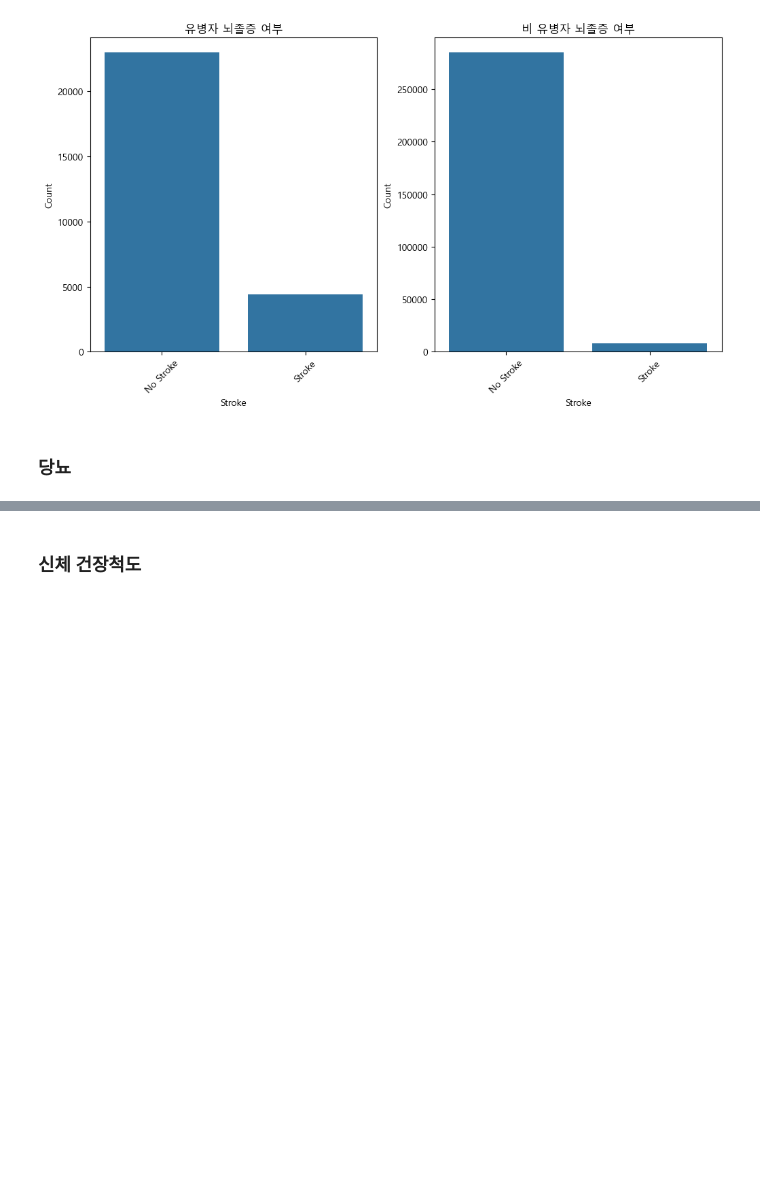
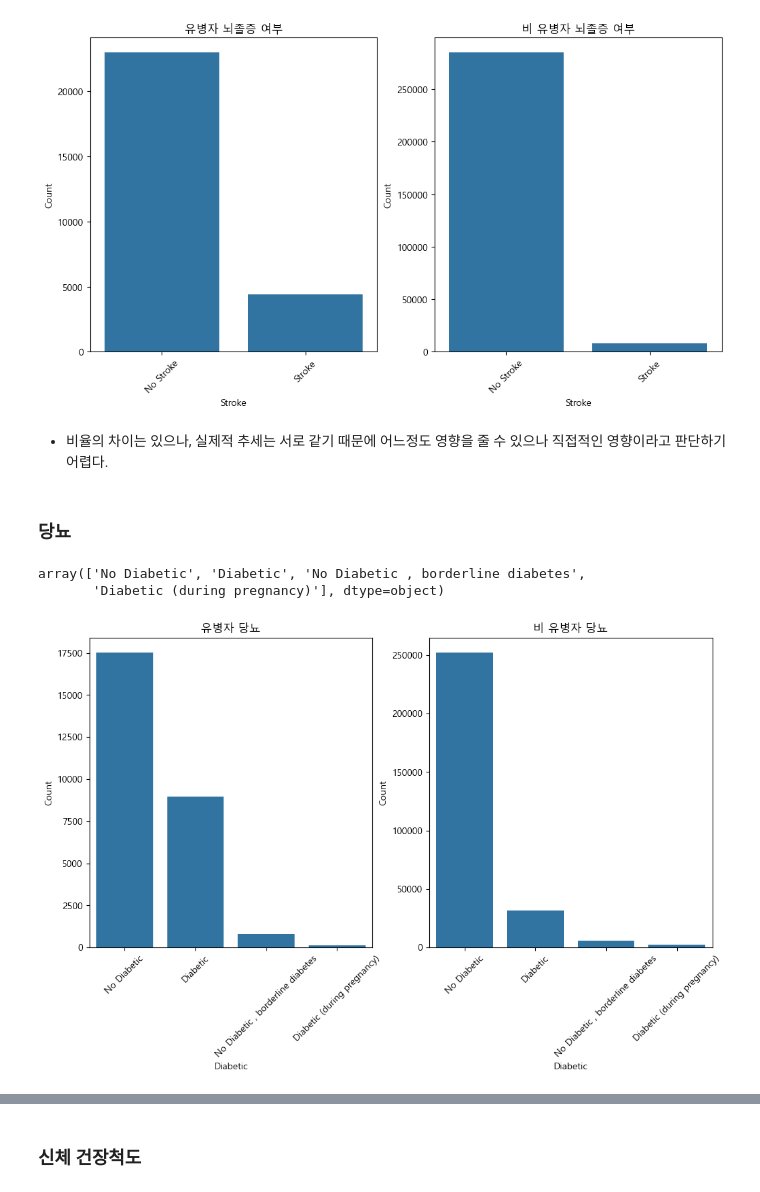
Before and after one commit to nohjuhyeon/healthcare_team, a Jupyter notebook: docs/yohan/Analysis/helth_analysis.ipynb, the cells around one changed output, grey strips where cells are left out. Saved outputs shown, nothing was run; the diff lists cells and outputs as text; code cells hidden in the pictures; blank space fills up the shorter version.

```diff
--- a/docs/yohan/Analysis/helth_analysis.ipynb
+++ b/docs/yohan/Analysis/helth_analysis.ipynb
@@ -820,5 +820,35 @@ plt.xticks(rotation=45)
 plt.show()
 # %% [output]
 [figure]
+# %% [markdown]
+- 비율의 차이는 있으나, 실제적 추세는 서로 같기 때문에 어느정도 영향을 줄 수 있으나 직접적인 영향이라고 판단하기 어렵다.
 # %% [markdown]
 ### 당뇨
+# %%
+df_imnotok['Diabetic'].unique()
+# %% [output]
+array(['No Diabetic', 'Diabetic', 'No Diabetic , borderline diabetes',
+       'Diabetic (during pregnancy)'], dtype=object)
+# %%
+orders = df_imnotok['Diabetic'].unique()
+
+
+plt.figure(figsize=(12, 6))
+
+plt.subplot(1, 2, 1)
+sns.countplot(data=df_imnotok, x='Diabetic',order=orders)
+plt.xlabel('Diabetic')
+plt.ylabel('Count')
+plt.title('유병자 당뇨')
+plt.xticks(rotation=45)
+
+plt.subplot(1, 2, 2)
+sns.countplot(data=df_imok, x='Diabetic',order=orders)
+plt.xlabel('Diabetic')
+plt.ylabel('Count')
+plt.title('비 유병자 당뇨')
+plt.xticks(rotation=45)
+
+plt.show()
+# %% [output]
+[figure, added]
```
Also changed, not shown: parts of 2 cells of this notebook.
